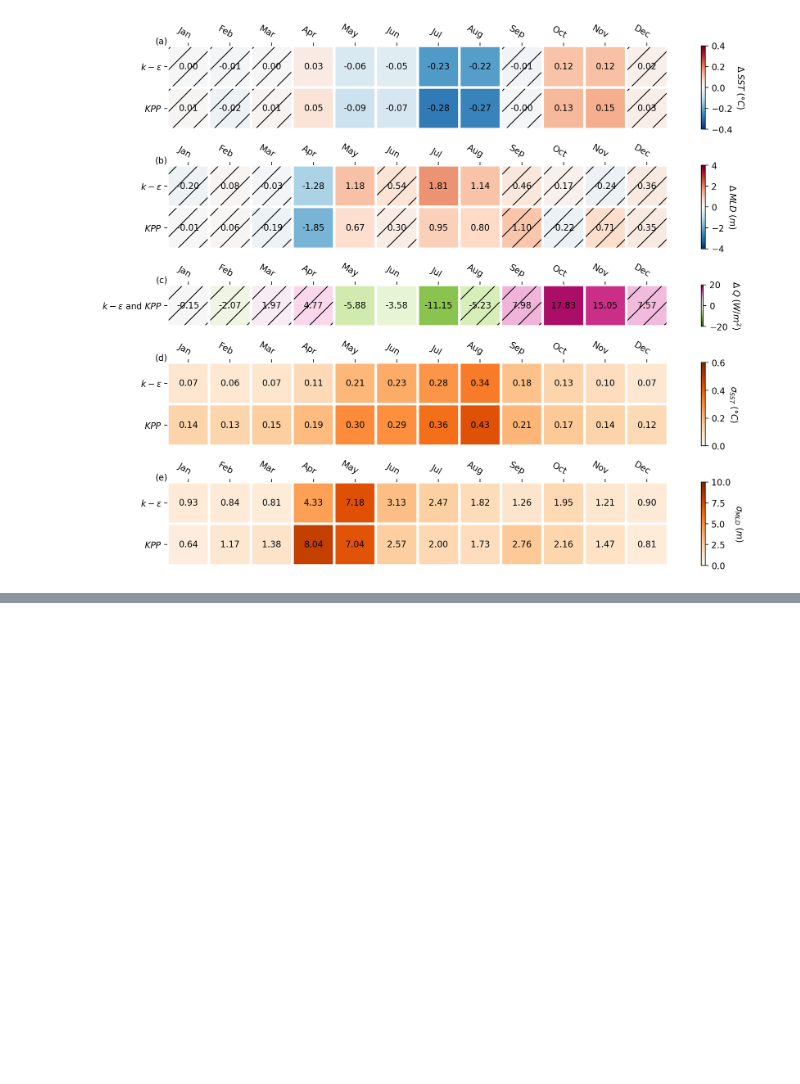
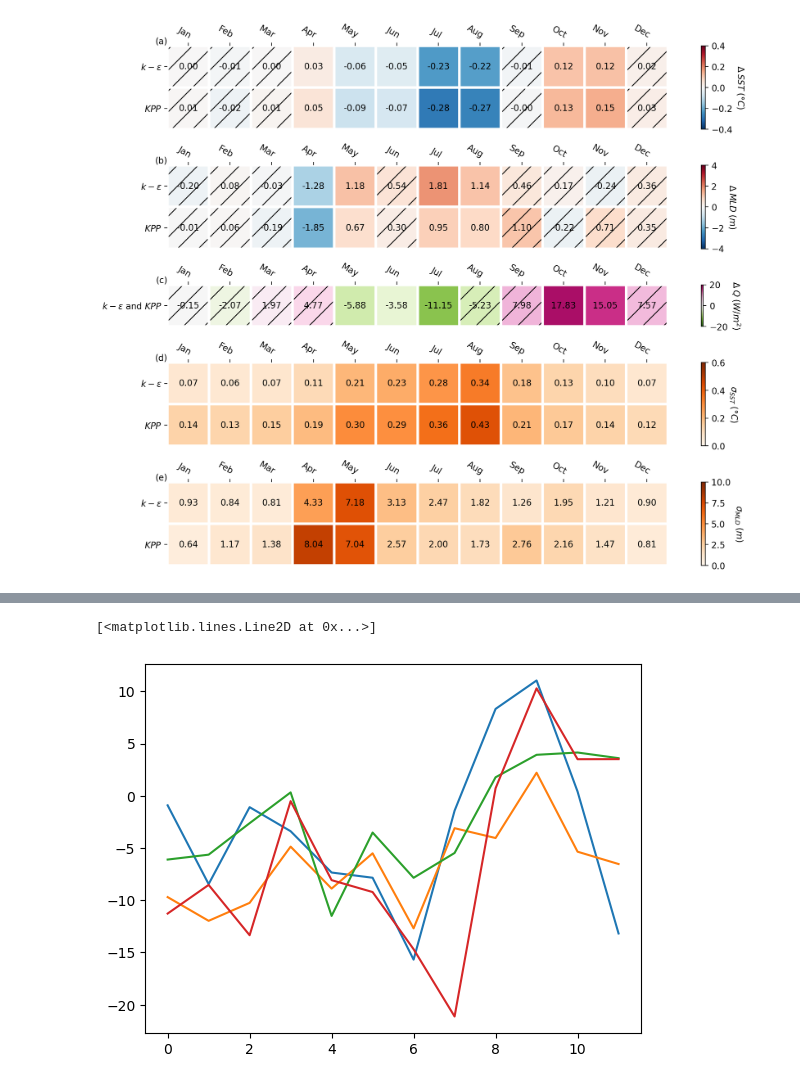
Before and after one commit to jiarong-wu/mlflux, a Jupyter notebook: gotm/Eval6-figure.ipynb, the cells around one changed output, grey strips where cells are left out. Drawn from its saved outputs; the diff is of its cells as text; code cells hidden in the pictures; blank space fills up the shorter version.

```diff
--- a/gotm/Eval6-figure.ipynb
+++ b/gotm/Eval6-figure.ipynb
@@ -111,0 +124,13 @@ plt.savefig(f'../plots/heatmap_together.png', bbox_inches='tight')
+# %%
+dir = '/scratch/jw8736/gotm/ensem/2011-01-01_2020-01-01/'
+years = (2011,2012,2015,2016)
+
+from mlflux.gotm import read_vars
+file_ann = {'filename':'heatflux_ann_mean.dat', 'columns':['Q']}
+file_bulk = {'filename':'heatflux_bulk.dat', 'columns':['Qb']}
+
+files = [file_ann, file_bulk]
+df = read_vars (path=dir, files=files, datetimeformat='%Y-%m-%d %H:%M:%S')
+# %%
+ds = df.set_index('datetime').to_xarray()
+ds
@@ -111,0 +145,15 @@ plt.savefig(f'../plots/heatmap_together.png', bbox_inches='tight')
+# %%
+Q_diffs = []
+for year in years:
+    ds_ = ds.where(ds.datetime.dt.year == year, drop=True)
+    Q_diff = ds_.Q.resample(datetime='1M').mean() - ds_.Qb.resample(datetime='1M').mean()
+    Q_diffs.append(Q_diff)
+Q_diff = np.array(Q_diff)
+# %%
+plt.plot(Q_diffs[0])
+plt.plot(Q_diffs[1])
+plt.plot(Q_diffs[2])
+plt.plot(Q_diffs[3])
+# %% [output]
+[<matplotlib.lines.Line2D at 0x...>]
+[figure, added]
```
Also changed, not shown: parts of 2 cells of this notebook, 11 other files.
